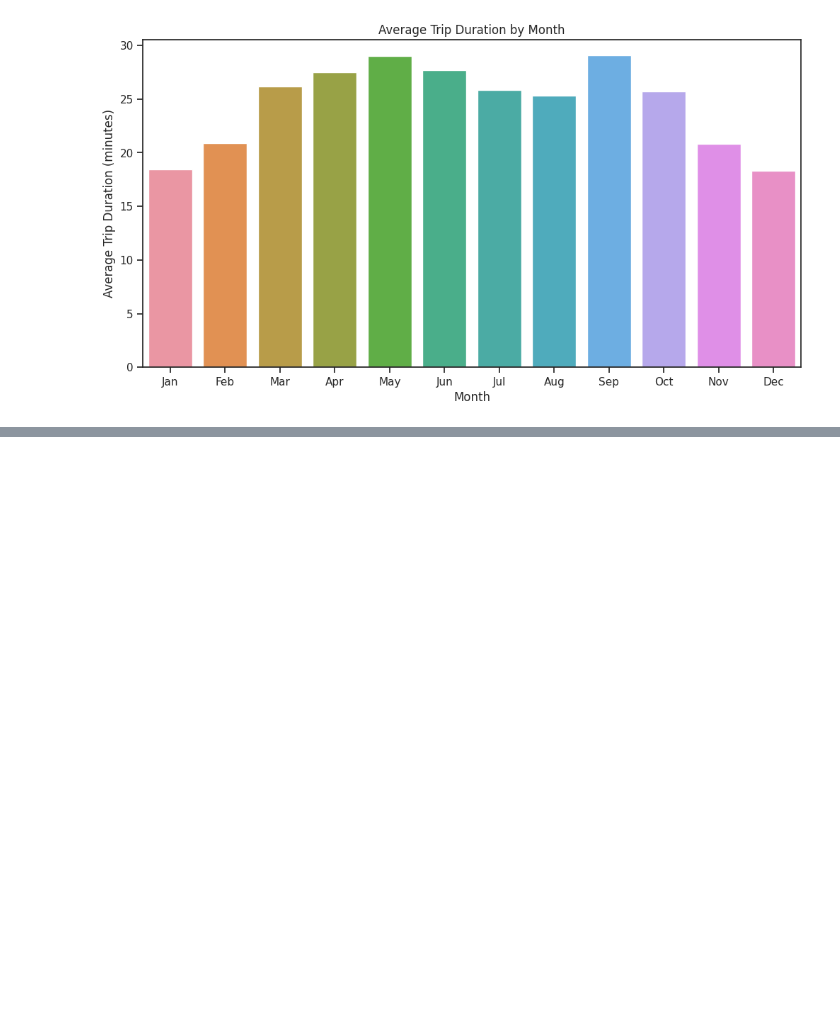
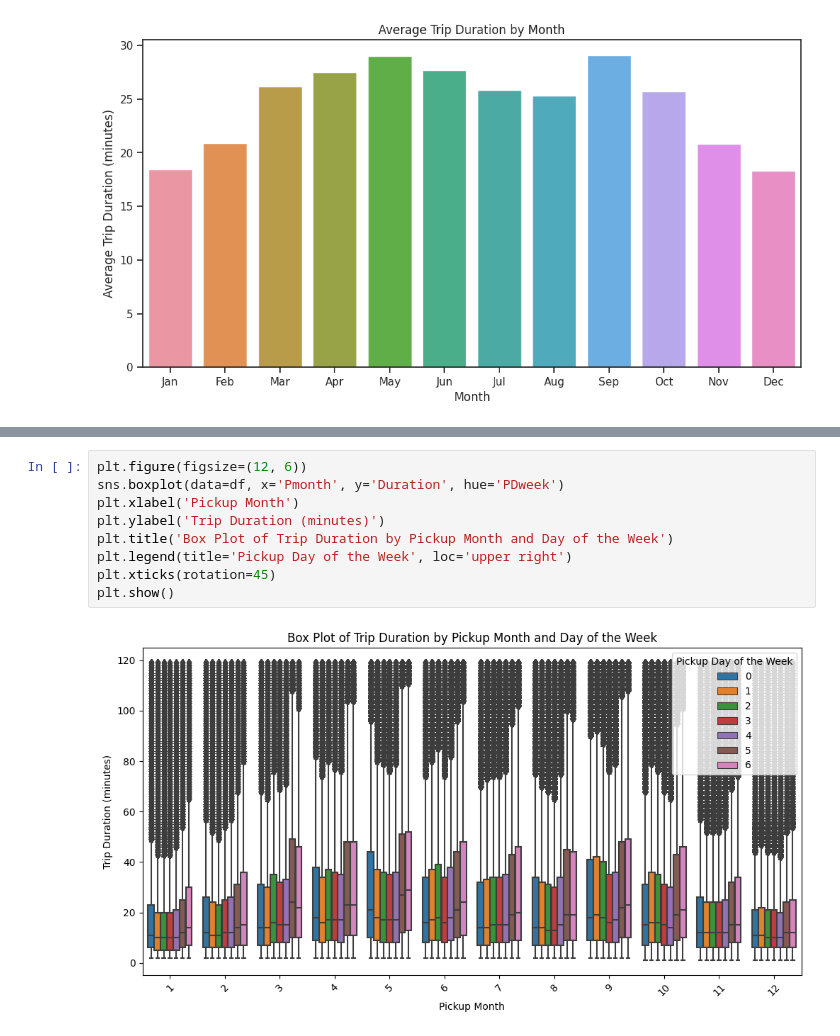
Before and after one commit to dp2292/CP01-Data-Alchemists, a Jupyter notebook: SBT_Graphs_Dhruv.ipynb, the cells around one changed output, grey strips where cells are left out. Cells and saved outputs as stored; diff of their text form; blank space fills up the shorter version.

```diff
--- a/SBT_Graphs_Dhruv.ipynb
+++ b/SBT_Graphs_Dhruv.ipynb
@@ -280,0 +317,11 @@ seoul_map
+# %%
+plt.figure(figsize=(12, 6))
+sns.boxplot(data=df, x='Pmonth', y='Duration', hue='PDweek')
+plt.xlabel('Pickup Month')
+plt.ylabel('Trip Duration (minutes)')
+plt.title('Box Plot of Trip Duration by Pickup Month and Day of the Week')
+plt.legend(title='Pickup Day of the Week', loc='upper right')
+plt.xticks(rotation=45)
+plt.show()
+# %% [output]
+[figure, added]
```
Also changed, not shown: parts of 3 cells of this notebook.
